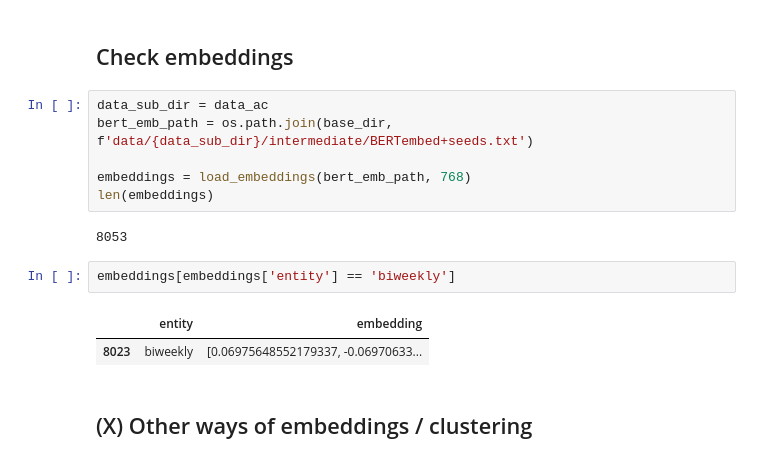
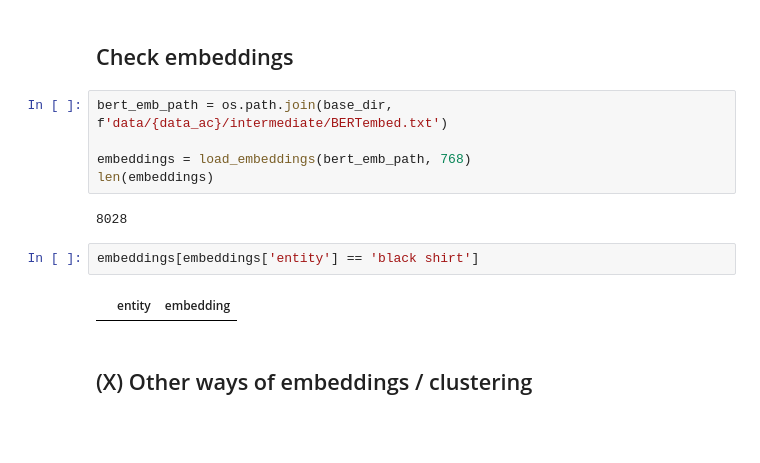
Before and after one commit to megagonlabs/eseBench, a Jupyter notebook: src/kb_toolkit/KBExtract.ipynb, the cells around one changed output. Saved outputs shown, nothing was run; the diff lists cells and outputs as text; blank space fills up the shorter version.

Commit message:
Yutong: explorations including clustering, non-mask embedding, iterative EE, co-occ based aux rels, multi-rel entity verification, etc.

```diff
--- a/src/kb_toolkit/KBExtract.ipynb
+++ b/src/kb_toolkit/KBExtract.ipynb
@@ -375,18 +383,16 @@ Saving embedding
 # %% [markdown]
 ## Check embeddings
 # %%
-data_sub_dir = data_ac
-bert_emb_path = os.path.join(base_dir, f'data/{data_sub_dir}/intermediate/BERTembed+seeds.txt')
+bert_emb_path = os.path.join(base_dir, f'data/{data_ac}/intermediate/BERTembed.txt')
 
 embeddings = load_embeddings(bert_emb_path, 768)
 len(embeddings)
 # %% [output]
-8053
+8028
 # %%
-embeddings[embeddings['entity'] == 'biweekly']
+embeddings[embeddings['entity'] == 'black shirt']
 # %% [output]
 |  | entity | embedding |
-| 8023 | biweekly | [0.06975648552179337, -0.06970633... |
 # %% [markdown]
 ## (X) Other ways of embeddings / clustering
 # %%
```
Also changed, not shown: parts of 40 cells of this notebook, 11 other files.
